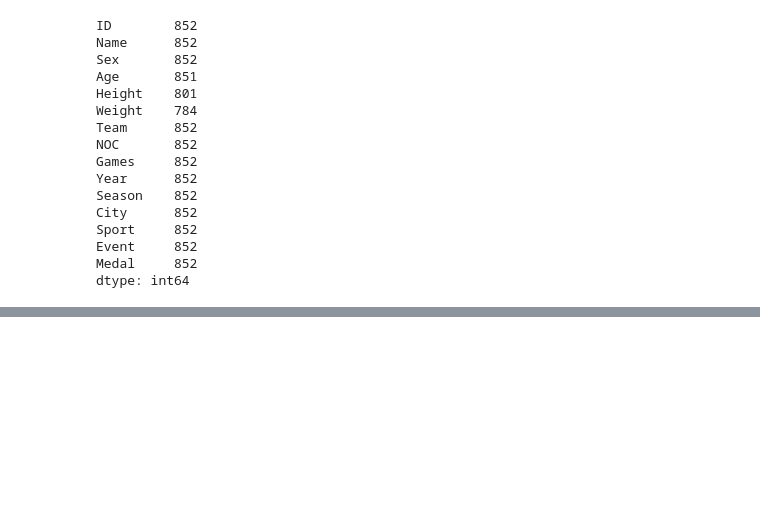
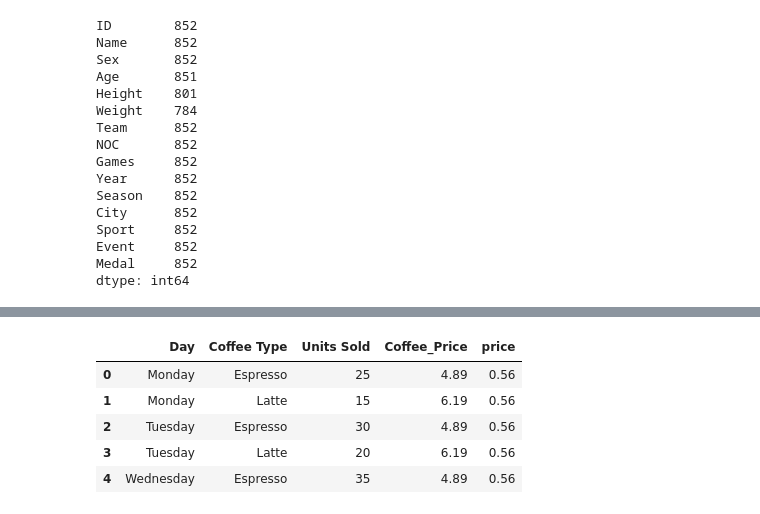
Before and after one commit to DEVA266/Projects, a Jupyter notebook: mypandas.ipynb, the cells around one changed output, grey strips where cells are left out. Saved outputs shown, nothing was run; the diff lists cells and outputs as text; code cells hidden in the pictures; blank space fills up the shorter version.

Commit message:
everything is added

```diff
--- a/mypandas.ipynb
+++ b/mypandas.ipynb
@@ -248,0 +306,16 @@ dtype: int64
+# %%
+# adding an new row with an specific value
+# where each and every coloum has a specific value
+# we use numpy hear to add value specificially
+import numpy as np
+coffee["Coffee_Price"] = np.where(coffee['Coffee Type'] == 'Espresso',4.89,6.19)
+coffee.head()
+# the syntax is that, the where function is used with the numpy
+# np.where(dataset_name["Coloumn_name"] == "Specific_coloumn_value",If_true_value, else_false_value)
+# %% [output]
+|  | Day | Coffee Type | Units Sold | Coffee_Price | price |
+| 0 | Monday | Espresso | 25 | 4.89 | 0.56 |
+| 1 | Monday | Latte | 15 | 6.19 | 0.56 |
+| 2 | Tuesday | Espresso | 30 | 4.89 | 0.56 |
+| 3 | Tuesday | Latte | 20 | 6.19 | 0.56 |
+| 4 | Wednesday | Espresso | 35 | 4.89 | 0.56 |
```
Also changed, not shown: parts of 12 cells of this notebook, 1 other file.
